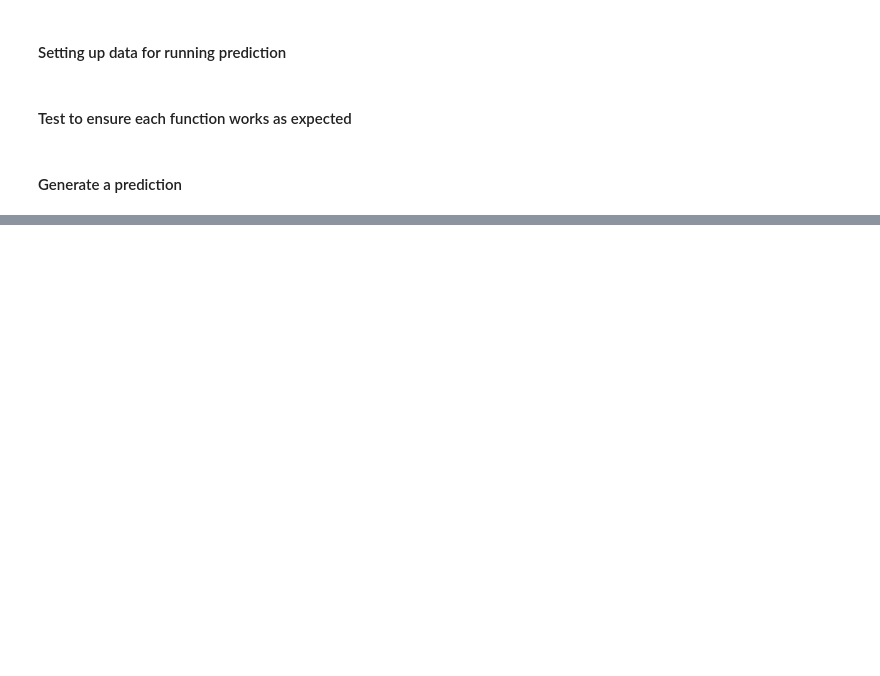
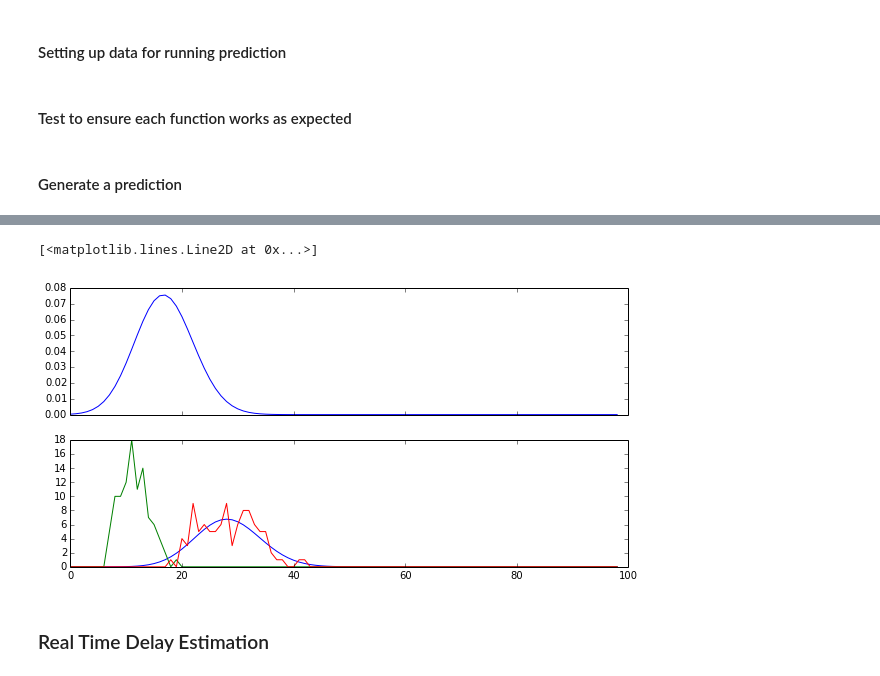
Before and after one commit to athuras/relay, a Jupyter notebook: lambda_agent/pyCrunch/PredictionTesting.ipynb, the cells around one changed output, grey strips where cells are left out. Saved outputs shown, nothing was run; the diff lists cells and outputs as text; code cells hidden in the pictures; blank space fills up the shorter version.

```diff
--- a/lambda_agent/pyCrunch/PredictionTesting.ipynb
+++ b/lambda_agent/pyCrunch/PredictionTesting.ipynb
@@ -85,0 +91,12 @@ plt.plot(prediction[0])
+# %%
+def residuals(p, y, x):
+    shape, loc, scale, a = p
+
+    l=np.linspace(0,x.shape[0],x.shape[0])
+    kernel = stats.gamma(shape, loc=loc, scale=scale).pdf(l)
+
+    n = l.shape[0]
+
+    err = y - np.convolve(kernel * a, x, mode='full')[:n]
+
+    return err
@@ -85,0 +122,17 @@ plt.plot(prediction[0])
+# %%
+l = np.linspace(0, 99, 99)
+fit = stats.gamma(f_sh, loc=f_loc, scale=f_sc).pdf(l)
+
+n = l.shape[0]
+conc = np.convolve(fit, x, mode='full')[:n]
+
+f, (a1, a2) = plt.subplots(2, 1, figsize=(10, 5), sharex=True)
+a2.plot(conc)
+a2.plot(x)
+a2.plot(y_meas)
+a1.plot(fit)
+# %% [output]
+[<matplotlib.lines.Line2D at 0x...>]
+[figure, added]
+# %% [markdown]
+### Real Time Delay Estimation
```
Also changed, not shown: parts of 12 cells of this notebook, 11 other files.
